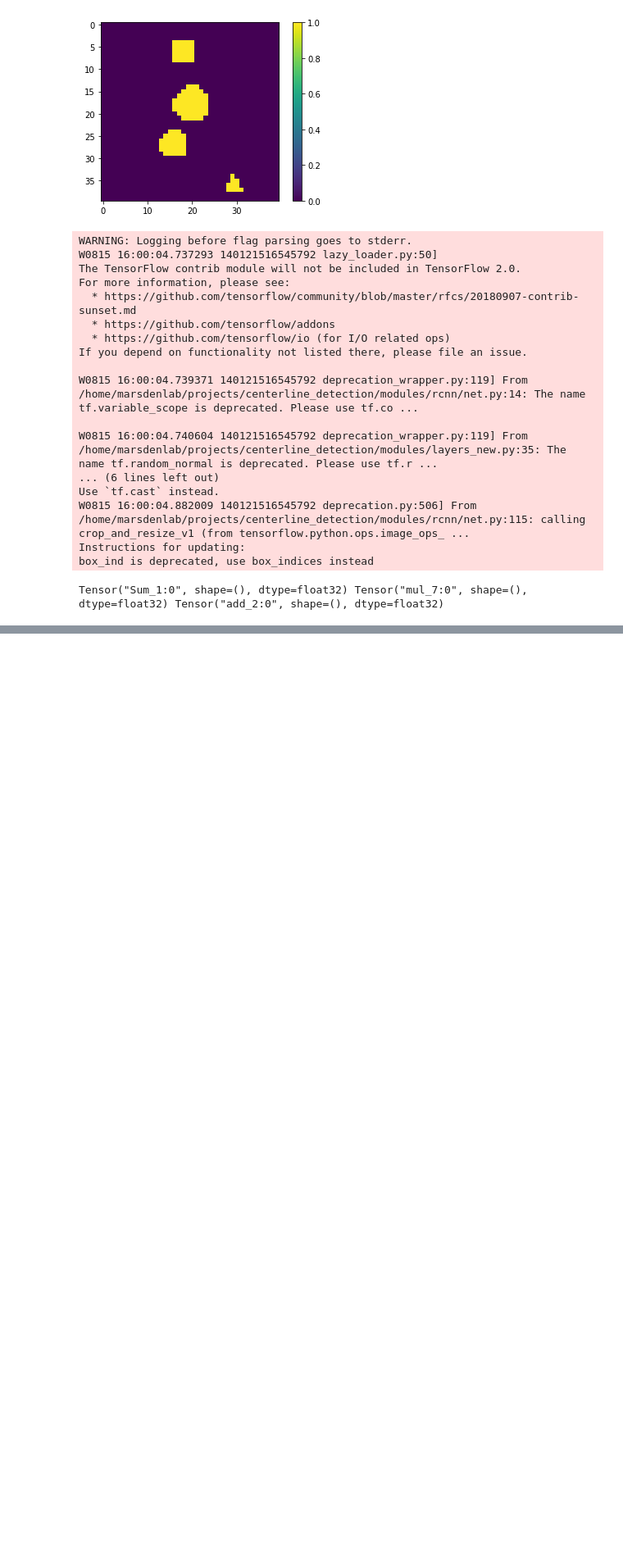
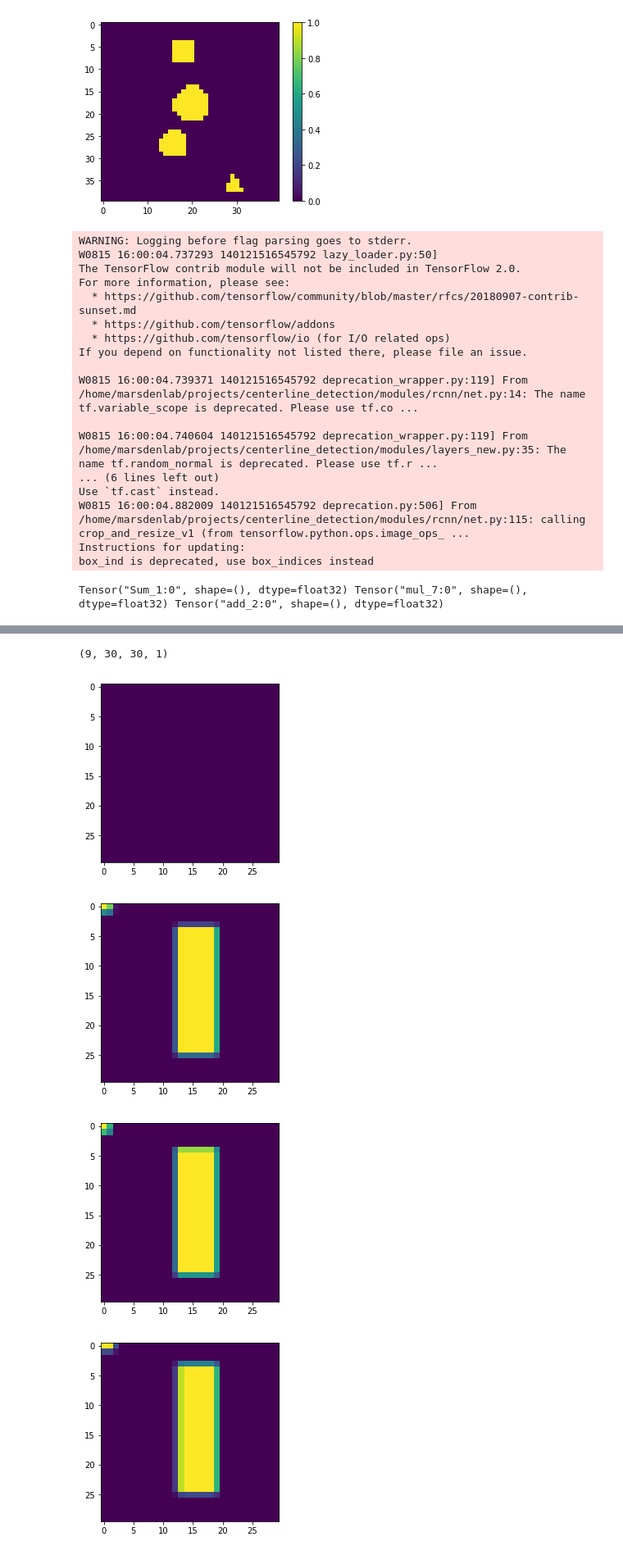
Before and after one commit to gmaher/centerline_detection, a Jupyter notebook: notebooks/train_rcnn.ipynb, the cells around one changed output, grey strips where cells are left out. Shown: that part at 82% size. Cells and saved outputs as stored; diff of their text form; code cells hidden in the pictures; blank space fills up the shorter version.

Commit message:
crop conv working

```diff
--- a/notebooks/train_rcnn.ipynb
+++ b/notebooks/train_rcnn.ipynb
@@ -315,0 +286,16 @@ plt.show()
+# %%
+cropped = sess.run(crop_conv,{x_tf:x})
+# %%
+print(cropped.shape)
+# %% [output]
+(9, 30, 30, 1)
+# %%
+for n in range(cropped.shape[0]):
+    plt.figure()
+    plt.imshow(cropped[n,:,:,0])
+    plt.show()
+# %% [output]
+[figure, added]
+[figure, added]
+[figure, added]
+[figure, added]
```
Also changed, not shown: parts of 8 cells of this notebook.
